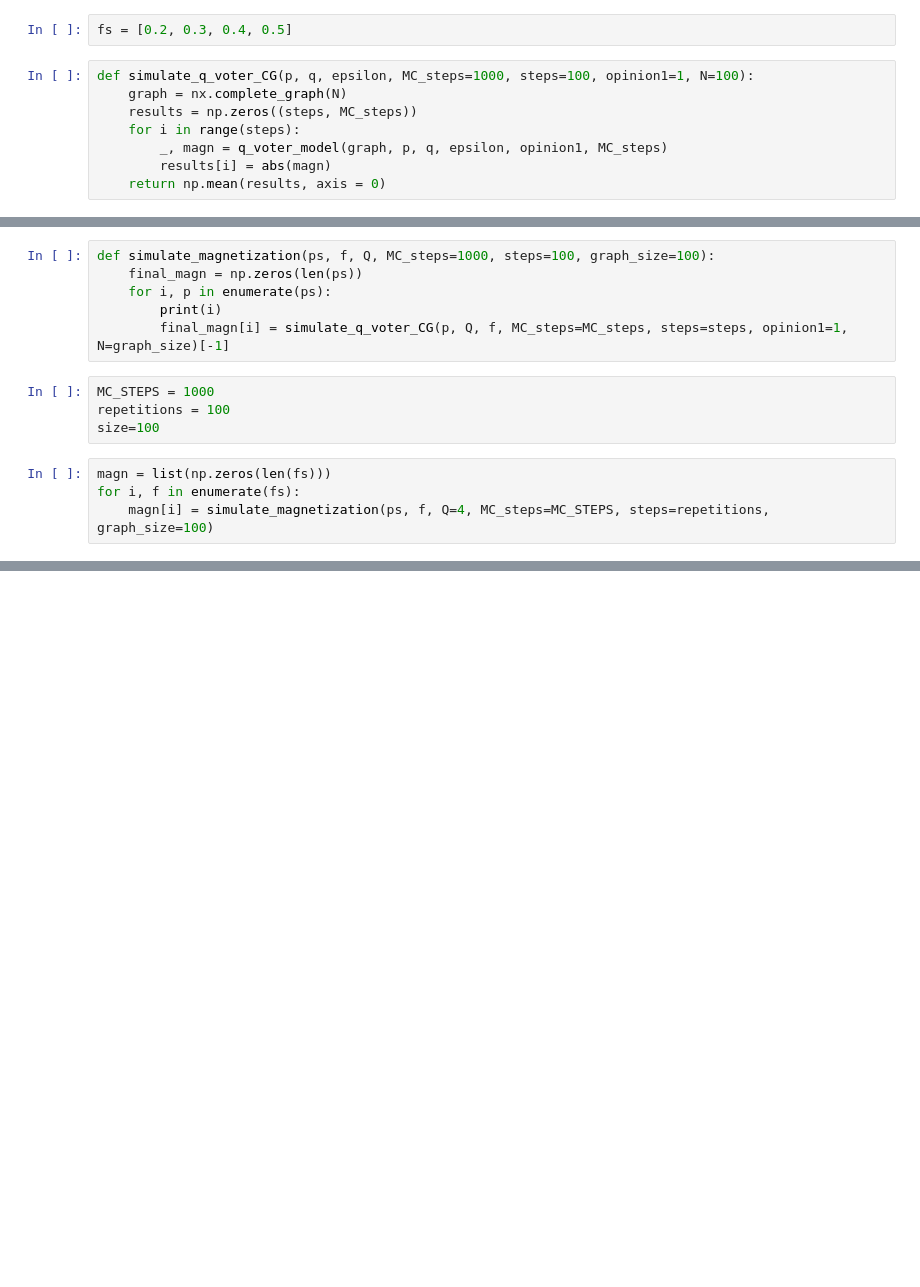
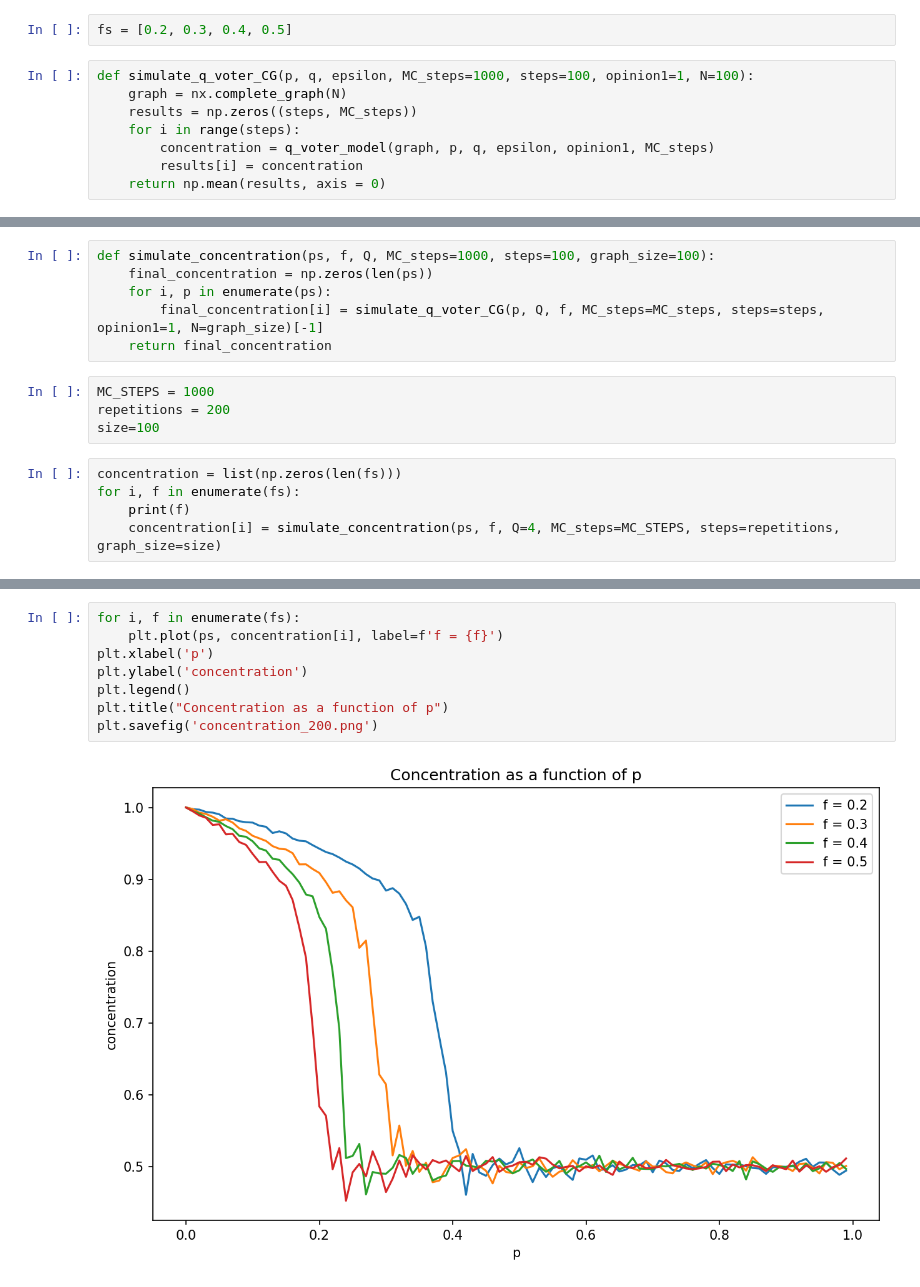
Before and after one commit to KasiaMacioszek/AgentBasedModelling, a Jupyter notebook: Assignment5/Assignment5.ipynb, the cells around one changed output, grey strips where cells are left out. Drawn from its saved outputs; the diff is of its cells as text; blank space fills up the shorter version.

```diff
--- a/Assignment5/Assignment5.ipynb
+++ b/Assignment5/Assignment5.ipynb
@@ -94,7 +61,7 @@ def simulate_q_voter_CG(p, q, epsilon, MC_steps=1000, steps=100, opinion1=1, N=1
     graph = nx.complete_graph(N)
     results = np.zeros((steps, MC_steps))
     for i in range(steps):
-        _, magn = q_voter_model(graph, p, q, epsilon, opinion1, MC_steps)
-        results[i] = abs(magn)
+        concentration = q_voter_model(graph, p, q, epsilon, opinion1, MC_steps)
+        results[i] = concentration
     return np.mean(results, axis = 0)
 # %% [markdown]
@@ -102,14 +69,15 @@ def simulate_q_voter_CG(p, q, epsilon, MC_steps=1000, steps=100, opinion1=1, N=1
 # %%
-def simulate_magnetization(ps, f, Q, MC_steps=1000, steps=100, graph_size=100):
-    final_magn = np.zeros(len(ps))
+def simulate_concentration(ps, f, Q, MC_steps=1000, steps=100, graph_size=100):
+    final_concentration = np.zeros(len(ps))
     for i, p in enumerate(ps):
-        print(i)
-        final_magn[i] = simulate_q_voter_CG(p, Q, f, MC_steps=MC_steps, steps=steps, opinion1=1, N=graph_size)[-1]
+        final_concentration[i] = simulate_q_voter_CG(p, Q, f, MC_steps=MC_steps, steps=steps, opinion1=1, N=graph_size)[-1]
+    return final_concentration
 # %%
 MC_STEPS = 1000
-repetitions = 100
+repetitions = 200
 size=100
 # %%
-magn = list(np.zeros(len(fs)))
+concentration = list(np.zeros(len(fs)))
 for i, f in enumerate(fs):
-    magn[i] = simulate_magnetization(ps, f, Q=4, MC_steps=MC_STEPS, steps=repetitions, graph_size=100)
+    print(f)
+    concentration[i] = simulate_concentration(ps, f, Q=4, MC_steps=MC_STEPS, steps=repetitions, graph_size=size)
@@ -115,0 +93,10 @@ for i, f in enumerate(fs):
+# %%
+for i, f in enumerate(fs):
+    plt.plot(ps, concentration[i], label=f'f = {f}')
+plt.xlabel('p')
+plt.ylabel('concentration')
+plt.legend()
+plt.title("Concentration as a function of p")
+plt.savefig('concentration_200.png')
+# %% [output]
+[figure, added]
```
Also changed, not shown: parts of 10 cells of this notebook, 3 other files.
